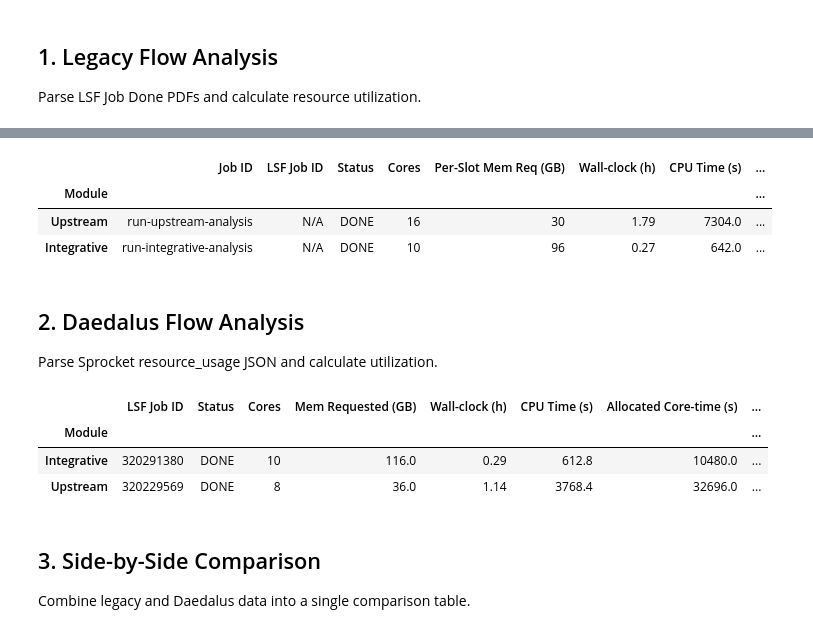
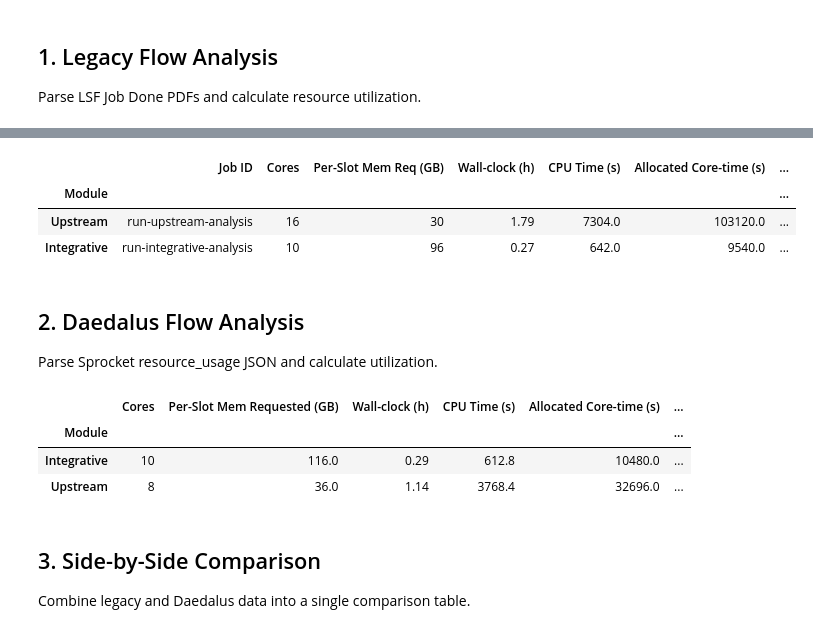
Before and after one commit to stjude-biohackathon/KIDS26-Team15, a Jupyter notebook: deliverables/roi-analysis/notebooks/archive/roi_analysis_legacy_vs_daedalus_prototype.ipynb, the cells around one changed output, grey strips where cells are left out. Cells and saved outputs as stored; diff of their text form; code cells hidden in the pictures.

```diff
--- a/deliverables/roi-analysis/notebooks/archive/roi_analysis_legacy_vs_daedalus_prototype.ipynb
+++ b/deliverables/roi-analysis/notebooks/archive/roi_analysis_legacy_vs_daedalus_prototype.ipynb
@@ -78,36 +76,34 @@ warning: The `fitz` API is deprecated and will be removed in future. Use `import
 # %%
 # Build legacy dataframe
 legacy_data = []
 for name, metrics, results in [
     ("Upstream", legacy_up_metrics, legacy_up_results),
     ("Integrative", legacy_int_metrics, legacy_int_results)
 ]:
     legacy_data.append({
         "Module": name,
         "Job ID": metrics.get('job_name', 'N/A'),
-        "LSF Job ID": metrics.get('lsf_job_id', 'N/A'),
-        "Status": metrics.get('lsf_status', 'DONE'),
         "Cores": metrics.get('cores', 0),
         "Per-Slot Mem Req (GB)": metrics.get('rusage_mem_gb', 0),
         "Wall-clock (h)": round(metrics.get('run_time_sec', 0) / 3600, 2),
         "CPU Time (s)": metrics.get('cpu_time_sec', 0),
         "Allocated Core-time (s)": results.get('allocated_core_time_sec', metrics.get('run_time_sec', 0) * metrics.get('cores', 0)),
         "Total Requested Mem (GB)": round(metrics.get('total_requested_memory_mb', 0) / 1024, 1),
         "Avg Memory (GB)": round(metrics.get('avg_memory_mb', 0) / 1024, 1),
         "Max Memory (GB)": round(metrics.get('max_memory_mb', 0) / 1024, 1),
         "Memory Util (%)": round(results.get('memory_utilization_pct', 0), 1),
         "CPU Util (%)": round(results.get('cpu_utilization_pct', 0), 1),
         "Memory Waste (GB)": round(results.get('memory_waste_gb', 0), 1),
         "CPU Waste (%)": round(100 - results.get('cpu_utilization_pct', 0), 1),
     })
 
 df_legacy = pd.DataFrame(legacy_data).set_index("Module")
 df_legacy
 # %% [output]
-|  | Job ID | LSF Job ID | Status | Cores | Per-Slot Mem Req (GB) | Wall-clock (h) | CPU Time (s) | ... |
-| Module |  |  |  |  |  |  |  | ... |
-| Upstream | run-upstream-analysis | N/A | DONE | 16 | 30 | 1.79 | 7304.0 | ... |
-| Integrative | run-integrative-analysis | N/A | DONE | 10 | 96 | 0.27 | 642.0 | ... |
+|  | Job ID | Cores | Per-Slot Mem Req (GB) | Wall-clock (h) | CPU Time (s) | Allocated Core-time (s) | ... |
+| Module |  |  |  |  |  |  | ... |
+| Upstream | run-upstream-analysis | 16 | 30 | 1.79 | 7304.0 | 103120.0 | ... |
+| Integrative | run-integrative-analysis | 10 | 96 | 0.27 | 642.0 | 9540.0 | ... |
 # %% [markdown]
 ## 2. Daedalus Flow Analysis
 
@@ -131,13 +127,12 @@ for mod in daedalus_modules:
     daedalus_results[mod['module']] = (mod, results)
     daedalus_data_list.append({
         "Module": mod['module'].title(),
-        "LSF Job ID": mod.get('lsf_job_id', 'N/A'),
-        "Status": mod.get('lsf_status', 'DONE'),
         "Cores": mod.get('requested_cpu', 0),
-        "Mem Requested (GB)": mod.get('requested_memory_gb', 0),
+        "Per-Slot Mem Requested (GB)": mod.get('requested_memory_gb', 0),
         "Wall-clock (h)": round(mod.get('wall_time_sec', 0) / 3600, 2),
         "CPU Time (s)": mod.get('cpu_time_sec', 0),
         "Allocated Core-time (s)": round(mod.get('wall_time_sec', 0) * mod.get('requested_cpu', 0), 1),
+        "Total Requested Mem (GB)": round(metrics.get('total_requested_memory_gb', 0), 1),
         "Avg Memory (GB)": round(mod.get('actual_avg_memory_gb', 0), 1),
         "Max Memory (GB)": round(mod.get('actual_max_memory_gb', 0), 1),
         "Memory Util (%)": round(results.get('memory_utilization_pct', 0), 1),
@@ -149,10 +144,10 @@ for mod in daedalus_modules:
 df_daedalus = pd.DataFrame(daedalus_data_list).set_index("Module")
 df_daedalus
 # %% [output]
-|  | LSF Job ID | Status | Cores | Mem Requested (GB) | Wall-clock (h) | CPU Time (s) | Allocated Core-time (s) | ... |
-| Module |  |  |  |  |  |  |  | ... |
-| Integrative | 320291380 | DONE | 10 | 116.0 | 0.29 | 612.8 | 10480.0 | ... |
-| Upstream | 320229569 | DONE | 8 | 36.0 | 1.14 | 3768.4 | 32696.0 | ... |
+|  | Cores | Per-Slot Mem Requested (GB) | Wall-clock (h) | CPU Time (s) | Allocated Core-time (s) | ... |
+| Module |  |  |  |  |  | ... |
+| Integrative | 10 | 116.0 | 0.29 | 612.8 | 10480.0 | ... |
+| Upstream | 8 | 36.0 | 1.14 | 3768.4 | 32696.0 | ... |
 # %% [markdown]
 ## 3. Side-by-Side Comparison
 
```
Also changed, not shown: parts of 4 cells of this notebook, 4 other files.
